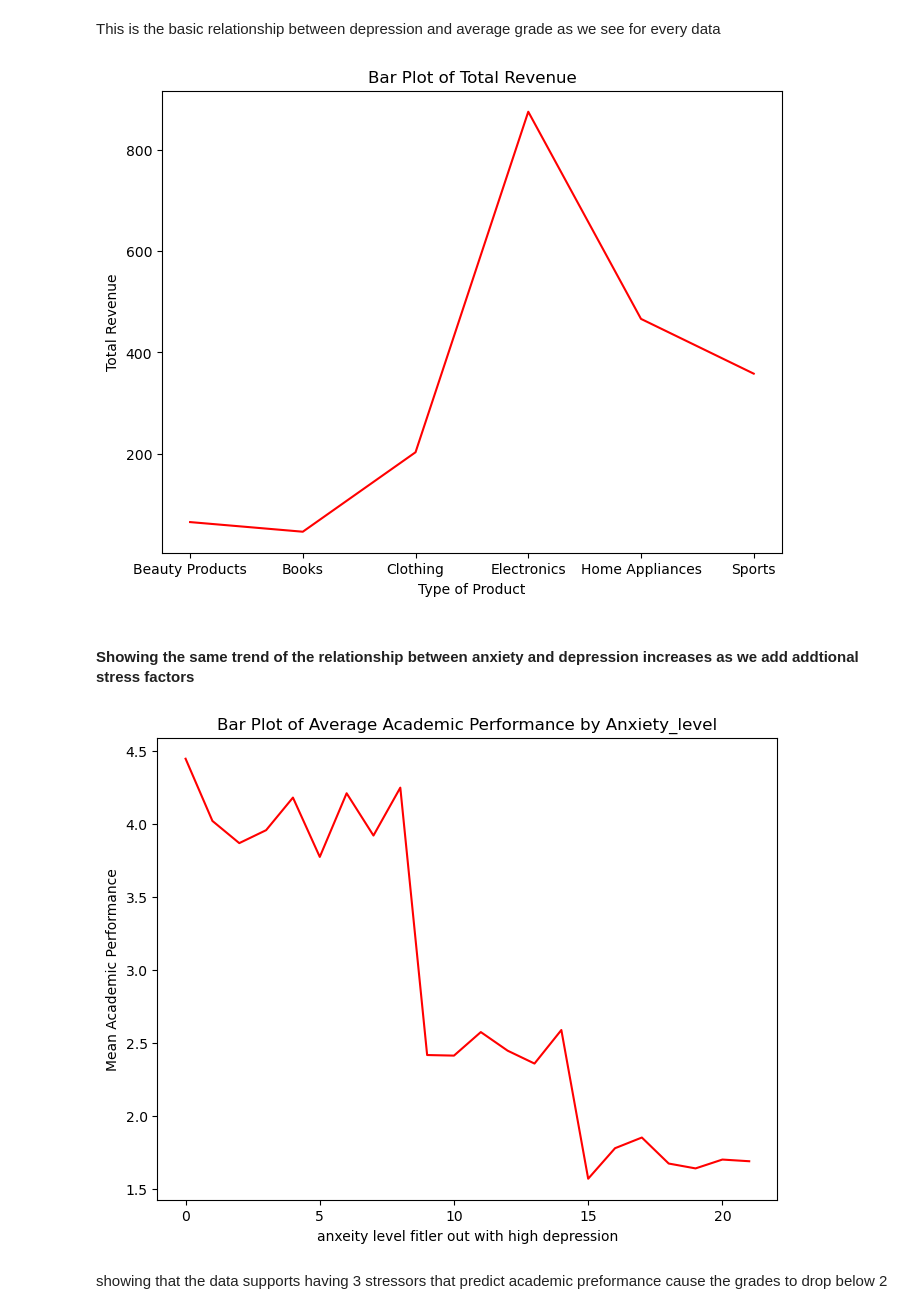
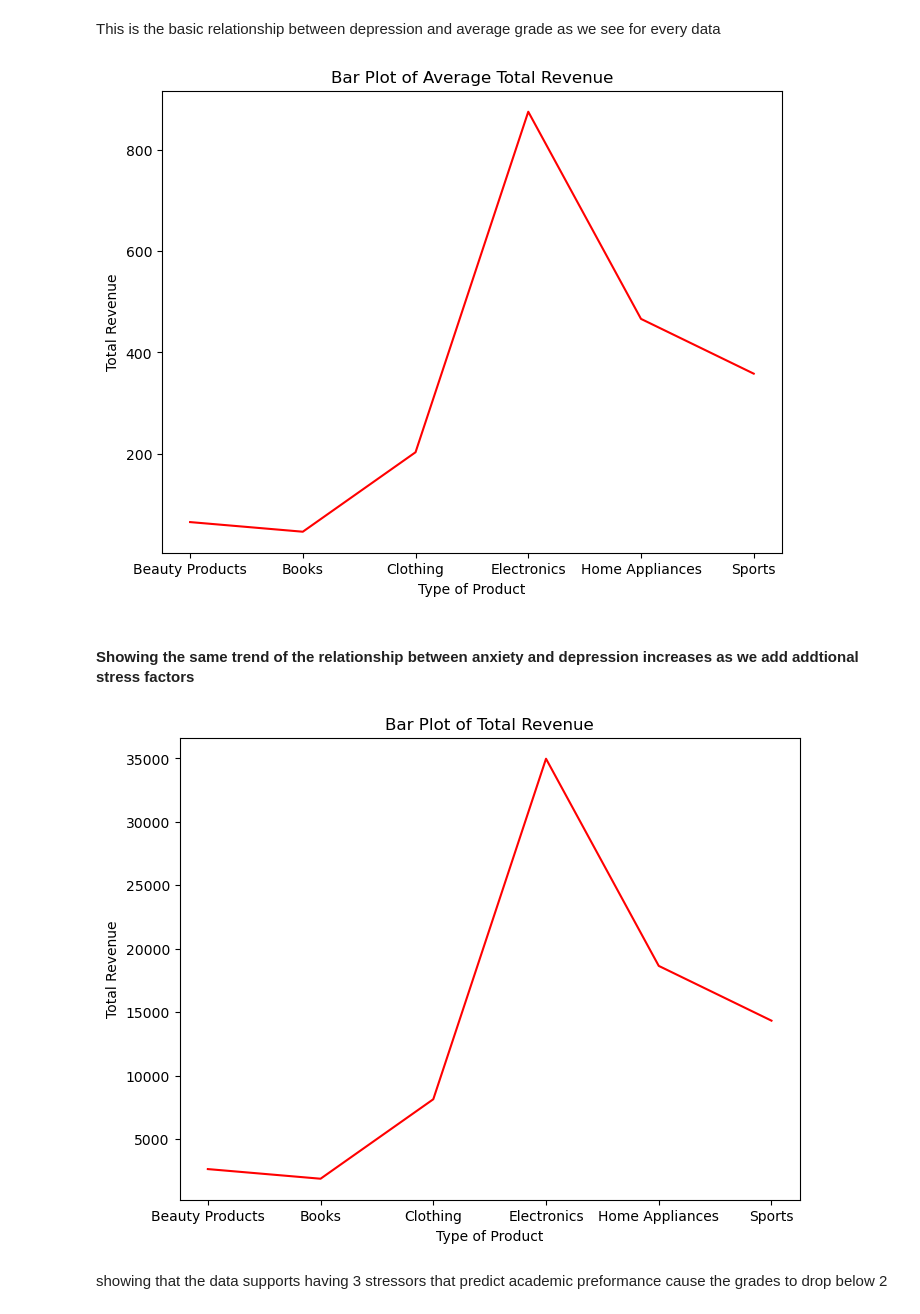
Before and after one commit to rtress0001/Online-Sales-Project, a Jupyter notebook: Online Sales Notebook.ipynb, the cells around one changed output. Drawn from its saved outputs; the diff is of its cells as text; code cells hidden in the pictures.

```diff
--- a/Online Sales Notebook.ipynb
+++ b/Online Sales Notebook.ipynb
@@ -36,40 +36,39 @@ This is the basic relationship between depression and average grade as we see fo
 # %%
 
 #Creating a group by for average academic preformance for the filtered data
-summary_data = stress.groupby('Product Category')['Total Revenue'].mean().reset_index()
+summary_data = sales.groupby('Product Category')['Total Revenue'].mean().reset_index()
 
 
 plt.figure(figsize=(8, 6))
 #making a bar chart to show the data in a presentation
 plt.plot(summary_data['Product Category'], summary_data['Total Revenue'], color='red')
 
-plt.title("Bar Plot of Total Revenue")
+plt.title("Bar Plot of Average Total Revenue")
 plt.xlabel("Type of Product")
 plt.ylabel("Total Revenue")
 
 plt.show()
 # %% [output]
-[figure, old version]
+[figure, new version]
 # %% [markdown]
 #### Showing the same trend of the relationship between anxiety and depression increases as we add addtional stress factors
 # %%
-#Creating a filter for depresion
-summary_data = stress[stress["depression"] > 19]
+
 #Creating a group by for average academic preformance for the filtered data
-summary_data = stress.groupby('anxiety_level')['academic_performance'].mean().reset_index()
+summary_data = sales.groupby('Product Category')['Total Revenue'].sum().reset_index()
 
 
 plt.figure(figsize=(8, 6))
 #making a bar chart to show the data in a presentation
-plt.plot(summary_data['anxiety_level'], summary_data['academic_performance'], color='red')
+plt.plot(summary_data['Product Category'], summary_data['Total Revenue'], color='red')
 
-plt.title("Bar Plot of Average Academic Performance by Anxiety_level")
-plt.xlabel("anxeity level fitler out with high depression")
-plt.ylabel("Mean Academic Performance")
+plt.title("Bar Plot of Total Revenue")
+plt.xlabel("Type of Product")
+plt.ylabel("Total Revenue")
 
 plt.show()
 # %% [output]
-[figure, old version]
+[figure, new version]
 # %% [markdown]
 showing that the data supports having 3 stressors that predict academic preformance cause the grades to drop below 2
 # %%
```
